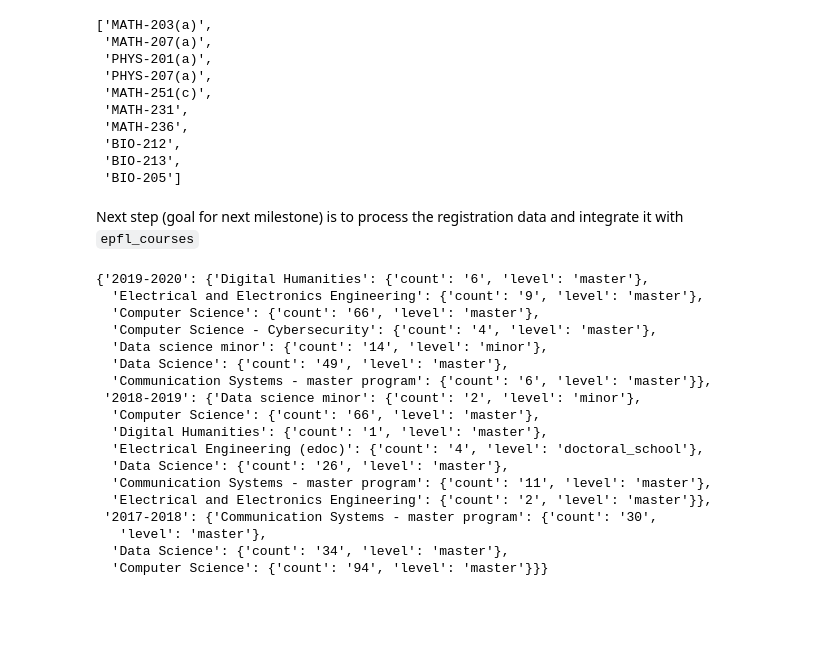
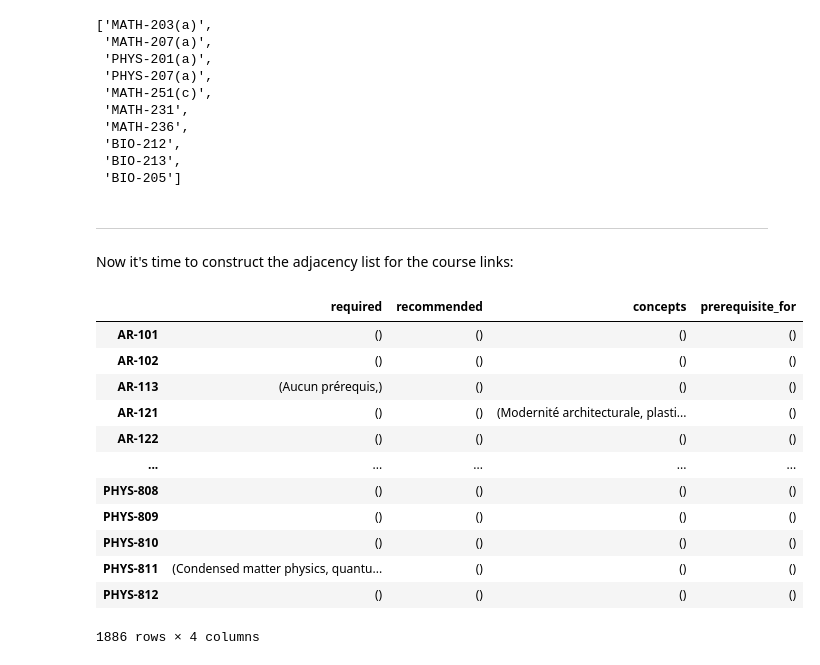
Before and after one commit to valentinoli/epfl-interactive-coursebook, a Jupyter notebook: python/wrangling.ipynb, the cells around one changed output. Saved outputs shown, nothing was run; the diff lists cells and outputs as text; code cells hidden in the pictures; blank space fills up the shorter version.

```diff
--- a/python/wrangling.ipynb
+++ b/python/wrangling.ipynb
@@ -397,0 +548,3 @@ with open('../data/processed/epfl_programs.json', 'w') as json_file:
+# %%
+isa_total_df_compressed = isa_total_df.apply(dict, axis=1).to_frame('registrations')
+isa_total_df_compressed.head()
@@ -397,0 +558,2 @@ with open('../data/processed/epfl_programs.json', 'w') as json_file:
+# %%
+courses_unique_df = courses_unique_df.join(isa_total_df_compressed, how='outer')
@@ -397,0 +562,5 @@ with open('../data/processed/epfl_programs.json', 'w') as json_file:
+# %%
+dependency_info_cols = ['required', 'recommended', 'concepts', 'prerequisite_for']
+
+dependency_info_df = courses_unique_df[dependency_info_cols]
+courses_unique_df.drop(dependency_info_cols, axis=1, inplace=True)
@@ -412,5 +600,3 @@ epfl_programs['bachelor']['Life Sciences Engineering'][:10]
  'BIO-212',
  'BIO-213',
  'BIO-205']
-# %% [markdown]
-Next step (goal for next milestone) is to process the registration data and integrate it with `epfl_courses`
@@ -421,21 +603,19 @@ with open('../data/raw/isa-registrations.json') as file:
-# %%
-isa['Data visualization']
-# %% [output]
-{'2019-2020': {'Digital Humanities': {'count': '6', 'level': 'master'},
-  'Electrical and Electronics Engineering': {'count': '9', 'level': 'master'},
-  'Computer Science': {'count': '66', 'level': 'master'},
-  'Computer Science - Cybersecurity': {'count': '4', 'level': 'master'},
-  'Data science minor': {'count': '14', 'level': 'minor'},
-  'Data Science': {'count': '49', 'level': 'master'},
-  'Communication Systems - master program': {'count': '6', 'level': 'master'}},
- '2018-2019': {'Data science minor': {'count': '2', 'level': 'minor'},
-  'Computer Science': {'count': '66', 'level': 'master'},
-  'Digital Humanities': {'count': '1', 'level': 'master'},
-  'Electrical Engineering (edoc)': {'count': '4', 'level': 'doctoral_school'},
-  'Data Science': {'count': '26', 'level': 'master'},
-  'Communication Systems - master program': {'count': '11', 'level': 'master'},
-  'Electrical and Electronics Engineering': {'count': '2', 'level': 'master'}},
- '2017-2018': {'Communication Systems - master program': {'count': '30',
-   'level': 'master'},
-  'Data Science': {'count': '34', 'level': 'master'},
-  'Computer Science': {'count': '94', 'level': 'master'}}}
+# %% [markdown]
+***
+Now it's time to construct the adjacency list for the course links:
+# %%
+dependency_info_df
+# %% [output]
+|  | required | recommended | concepts | prerequisite_for |
+| AR-101 | () | () | () | () |
+| AR-102 | () | () | () | () |
+| AR-113 | (Aucun prérequis,) | () | () | () |
+| AR-121 | () | () | (Modernité architecturale, plasti... | () |
+| AR-122 | () | () | () | () |
+| ... | ... | ... | ... | ... |
+| PHYS-808 | () | () | () | () |
+| PHYS-809 | () | () | () | () |
+| PHYS-810 | () | () | () | () |
+| PHYS-811 | (Condensed matter physics, quantu... | () | () | () |
+| PHYS-812 | () | () | () | () |
+1886 rows × 4 columns
```
Also changed, not shown: parts of 65 cells of this notebook, 1 other file.
